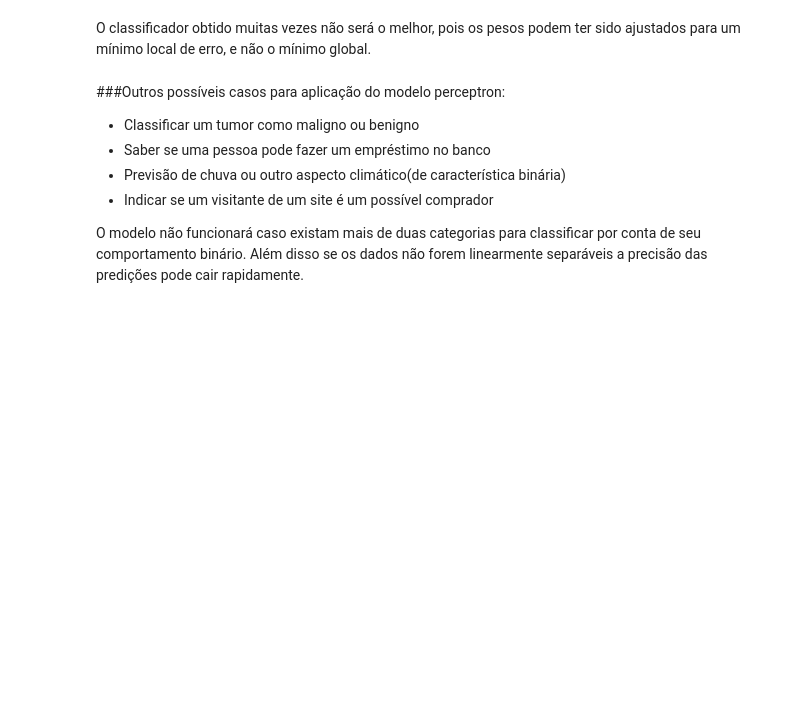
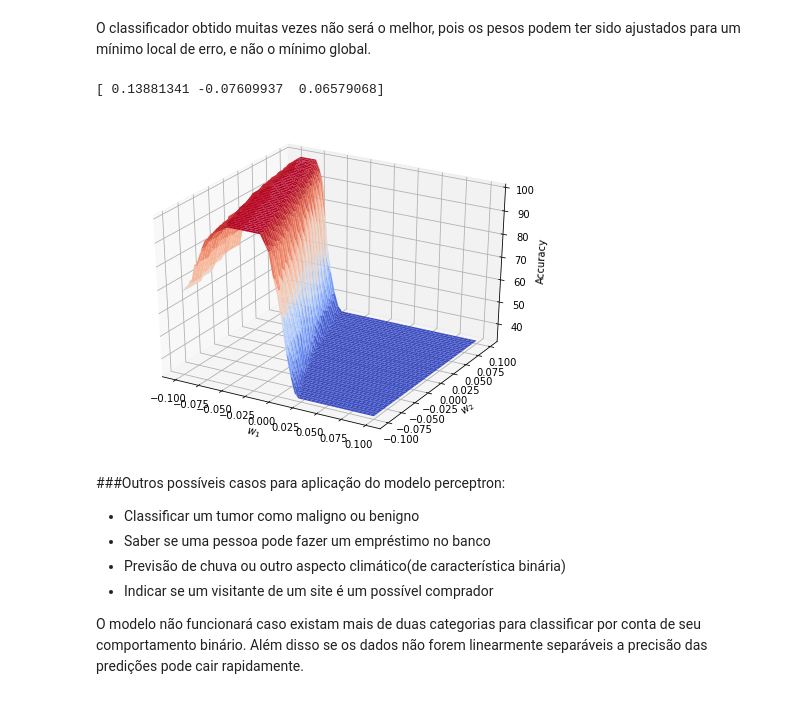
Before and after one commit to SirimarcoUERJ/Python.UERJ, a Jupyter notebook: Projeto_2.ipynb, the cells around one changed output. Cells and saved outputs as stored; diff of their text form; code cells hidden in the pictures; blank space fills up the shorter version.

```diff
--- a/Projeto_2.ipynb
+++ b/Projeto_2.ipynb
@@ -254,6 +254,39 @@ Image(url="https://hackernoon.com/hn-images/1*f9a162GhpMbiTVTAua_lLQ.png")
 [interactive output not drawn]
 # %% [markdown]
 O classificador obtido muitas vezes não será o melhor, pois os pesos podem ter sido ajustados para um mínimo local de erro, e não o mínimo global.
+# %%
+"""
+ÁREA DE TESTE
+"""
+
+from mpl_toolkits.mplot3d import Axes3D
+from matplotlib import cm
+
+fig = plt.figure(figsize=(8,6))
+ax = fig.add_subplot(111,projection="3d")
+hard_perceptron = Perceptron2(2)
+w1 = np.linspace(-0.1,0.1)
+w2 = np.linspace(-0.1,0.1)
+w1, w2 = np.meshgrid(w1, w2)
+percent = []
+for i in range(len(w1)):
+    temp = []
+    for j in range(len(w2)):
+        hard_perceptron.weights = perceptron.weights[0], w1[i,j], w2[i,j]
+        predictions2 = np.array([hard_perceptron.predict(x) for x in X])
+        temp.append(np.array(predictions2[predictions2 == y]).size*100/y.size)
+    percent.append(temp)
+
+percent = np.array(percent)
+ax.plot_surface(w1, w2, percent, cmap=cm.coolwarm, linewidth = 0)
+ax.set_xlabel(r"$w_1$")
+ax.set_ylabel(r"$w_2$")
+ax.set_zlabel(r"Accuracy")
+fig.show()
+print(perceptron.weights)
+# %% [output]
+[ 0.13881341 -0.07609937  0.06579068]
+[figure, added]
 # %% [markdown]
 ###Outros possíveis casos para aplicação do modelo perceptron:
 
```
Also changed, not shown: parts of 4 cells of this notebook.
